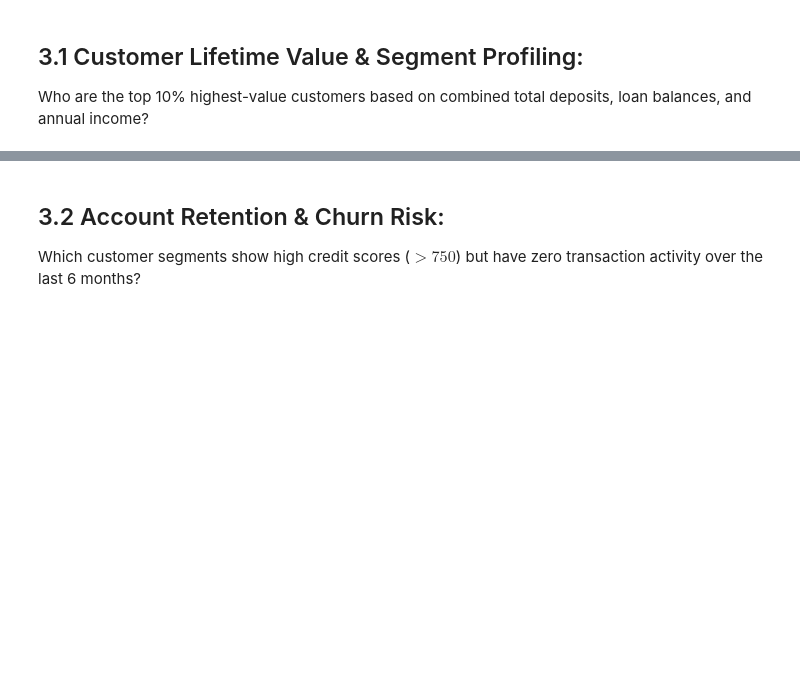
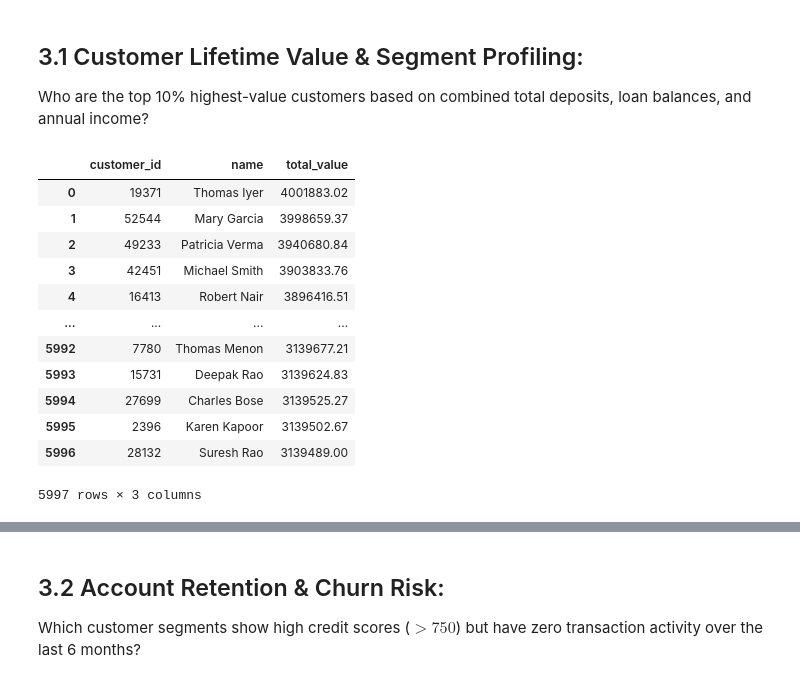
Before and after one commit to Kartika-Nidhi/Banking_Transaction_Analysis_SQL, a Jupyter notebook: BankingTransactions.ipynb, the cells around one changed output, grey strips where cells are left out. Saved outputs shown, nothing was run; the diff lists cells and outputs as text; code cells hidden in the pictures; blank space fills up the shorter version.

```diff
--- a/BankingTransactions.ipynb
+++ b/BankingTransactions.ipynb
@@ -257,3 +257,52 @@ Truncated to displaylimit of 10.
 # %% [markdown]
 ## 3.1 Customer Lifetime Value & Segment Profiling:
 Who are the top 10% highest-value customers based on combined total deposits, loan balances, and annual income?
+# %%
+query = """
+
+WITH customer_accounts AS (
+    SELECT customer_id, SUM(balance) AS total_balance
+    FROM accounts
+    GROUP BY customer_id
+),                                  # A customer may have multile accounts and loan
+customer_loans AS (
+    SELECT customer_id, SUM(loan_amount) AS total_loan
+    FROM loans
+    GROUP BY customer_id
+),
+ranked_customers AS (
+    SELECT
+        c.customer_id,
+        c.name,
+        c.annual_income + COALESCE(ca.total_balance, 0) - COALESCE(cl.total_loan, 0) AS total_value,
+        NTILE(10) OVER (
+            ORDER BY (c.annual_income + COALESCE(ca.total_balance, 0) - COALESCE(cl.total_loan, 0)) DESC
+        ) AS decile
+    FROM customers AS c
+    LEFT JOIN customer_accounts AS ca ON c.customer_id = ca.customer_id
+    LEFT JOIN customer_loans AS cl ON c.customer_id = cl.customer_id
+)
+
+
+SELECT customer_id, name, total_value
+FROM ranked_customers
+WHERE decile = 1
+ORDER BY total_value DESC;
+"""
+
+cus_value = pd.read_sql(query, engine)
+cus_value
+# %% [output]
+|  | customer_id | name | total_value |
+| 0 | 19371 | Thomas Iyer | 4001883.02 |
+| 1 | 52544 | Mary Garcia | 3998659.37 |
+| 2 | 49233 | Patricia Verma | 3940680.84 |
+| 3 | 42451 | Michael Smith | 3903833.76 |
+| 4 | 16413 | Robert Nair | 3896416.51 |
+| ... | ... | ... | ... |
+| 5992 | 7780 | Thomas Menon | 3139677.21 |
+| 5993 | 15731 | Deepak Rao | 3139624.83 |
+| 5994 | 27699 | Charles Bose | 3139525.27 |
+| 5995 | 2396 | Karen Kapoor | 3139502.67 |
+| 5996 | 28132 | Suresh Rao | 3139489.00 |
+5997 rows × 3 columns
```
Also changed, not shown: parts of 2 cells of this notebook.
